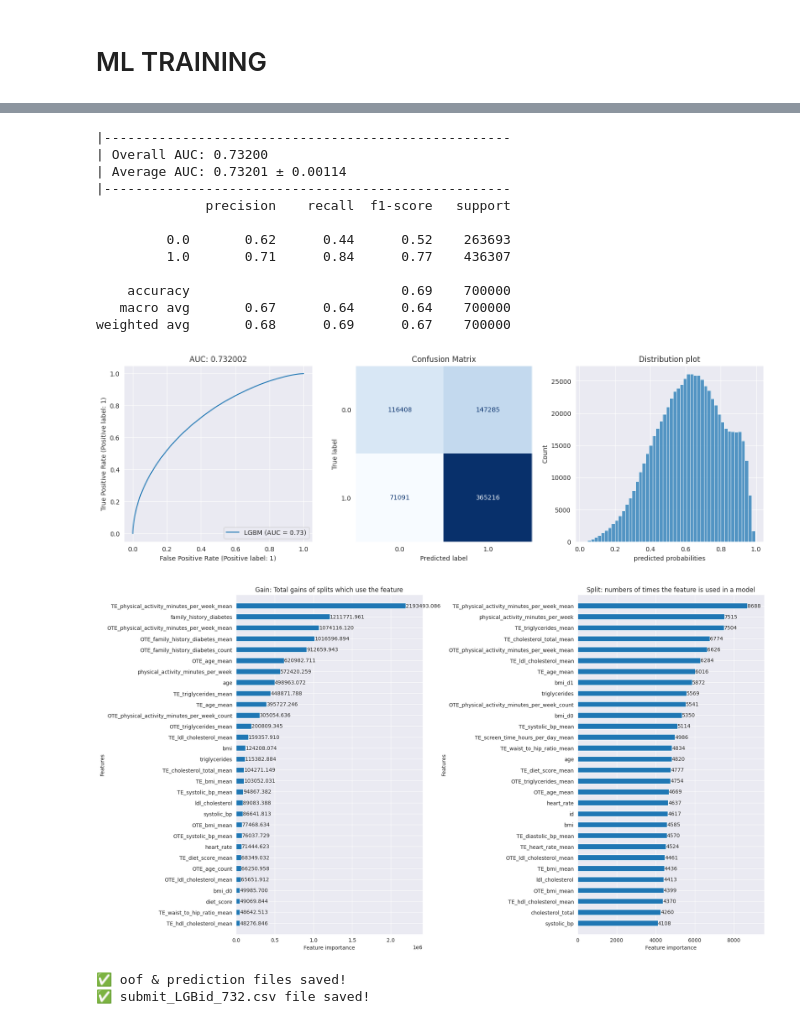
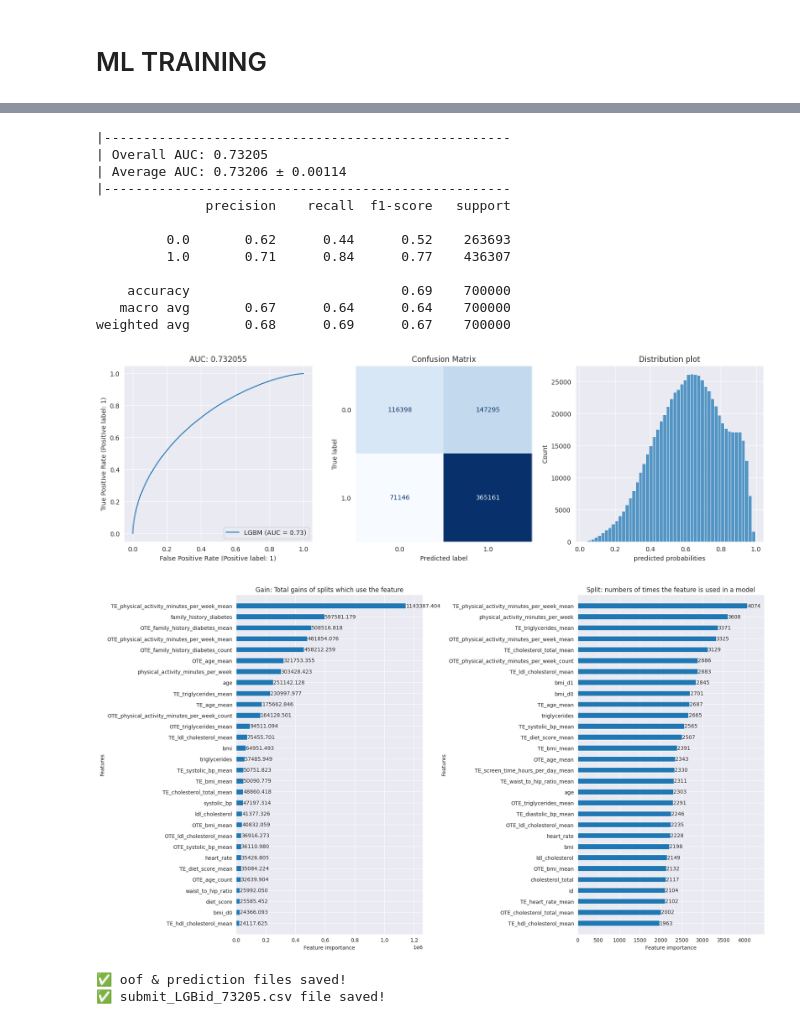
Before and after one commit to coded-sly/s5e12-Diabetes, a Jupyter notebook: ps5e12-lgbm-fe-cv10.ipynb, the cells around one changed output, grey strips where cells are left out. Cells and saved outputs as stored; diff of their text form; code cells hidden in the pictures.

```diff
--- a/ps5e12-lgbm-fe-cv10.ipynb
+++ b/ps5e12-lgbm-fe-cv10.ipynb
@@ -638,7 +638,6 @@ kf = StratifiedKFold(n_splits=FOLDS, shuffle=True, random_state=SEED)
 oof_preds = np.zeros(len(X))
 test_preds = np.zeros(len(test))
 fold_scores = []
-models = []
 
 BINARY_COLS = [c for c in CAT_COLS if train[c].nunique() == 2]
 TE_COLS = [c for c in CAT_COLS if c not in BINARY_COLS]
@@ -701,7 +700,7 @@ for fold, (train_idx, val_idx) in enumerate(kf.split(X, y)):
         'objective': 'binary',
         'metric': 'auc',
         'max_depth': 5,
-        'learning_rate': 0.005,
+        'learning_rate': 0.01,
         'n_estimators': 20_000,
         # 'num_leaves': 63,
         'subsample': 0.95,
@@ -722,9 +721,9 @@ for fold, (train_idx, val_idx) in enumerate(kf.split(X, y)):
     #     n_estimators= 20_000,
     #     learning_rate = 0.1,
     #     # max_leaves = 31,
-    #     # reg_lambda= 3.0,
     #     top_rate = 0.6,
-    #     other_rate = 0.25,
+    #     other_rate = 0.2,
+    #     reg_lambda= 1.0,
     #     # min_data_in_leaf = 50,
     #     device_type = 'gpu' if torch.cuda.is_available() else 'cpu',
     #     random_state= SEED,
@@ -732,20 +731,18 @@ for fold, (train_idx, val_idx) in enumerate(kf.split(X, y)):
     #     n_jobs = os.cpu_count(),
     # )
 
-    model = lgb.LGBMClassifier(**params, cat_feature=ALL_CATS)
-    model.fit(X_train, y_train, eval_set= [(X_val, y_val)],
+    model = lgb.LGBMClassifier(**params)
+    model.fit(X_train, y_train, eval_set=[(X_val, y_val)],
+              categorical_feature=ALL_CATS,
               callbacks=[lgb.early_stopping(500), lgb.log_evaluation(500)])
 
     y_pred = model.predict_proba(X_val)[:, 1]
     oof_preds[val_idx] = y_pred
+    score = roc_auc_score(y_val, y_pred)
+    print(f"{COLOR}\tAUC: {score:.5f}{RESET}")
+    fold_scores.append(score)
 
     test_preds += model.predict_proba(X_test)[:, 1] / kf.n_splits
-
-    score = roc_auc_score(y_val, y_pred)
-    fold_scores.append(score)
-    models.append(model)
-
-    print(f"{COLOR}\tAUC: {score:.5f}{RESET}")
 
 tok = time()
 tiktok = (tok-tik) / 60
@@ -937,8 +933,8 @@ pred_labels = (oof_preds >= 0.5).astype(int)
 print(classification_report(y, pred_labels))
 # %% [output]
 |----------------------------------------------------
-| Overall AUC: 0.73200
-| Average AUC: 0.73201 ± 0.00114
+| Overall AUC: 0.73205
+| Average AUC: 0.73206 ± 0.00114
 |----------------------------------------------------
               precision    recall  f1-score   support
 
@@ -951,30 +947,30 @@ weighted avg       0.68      0.69      0.67    700000
 # %%
 _, axs = plt.subplots(1, 3, figsize=(18, 5))
 ## -- ROC curve --
 RocCurveDisplay.from_predictions(y, oof_preds, name='LGBM', ax=axs[0])
 axs[0].set_title(f"AUC: {overall_AUC:.6f}")
 
 ## -- Confusion matrix (threshold = 0.5) --
 ConfusionMatrixDisplay.from_predictions(y, pred_labels, cmap='Blues', colorbar=False, ax=axs[1])
 axs[1].set_title(f"Confusion Matrix")
 axs[1].grid(False)
 
 ## -- Distribution plot --
 sns.histplot(oof_preds, bins=50, ax=axs[2])
 axs[2].set_title(f"Distribution plot")
 axs[2].set_xlabel(f"predicted probabilities")
 
 ## -- Plot feature importances --
 _, axs = plt.subplots(1, 2, figsize=(18, 10))
-lgb.plot_importance(models[0], importance_type='gain', max_num_features=30, height=0.5, ax=axs[0])
+lgb.plot_importance(model, importance_type='gain', max_num_features=30, height=0.5, ax=axs[0])
 axs[0].set_title('Gain: Total gains of splits which use the feature')
-lgb.plot_importance(models[0], importance_type='split', max_num_features=30, height=0.5, ax=axs[1])
+lgb.plot_importance(model, importance_type='split', max_num_features=30, height=0.5, ax=axs[1])
 axs[1].set_title('Split: numbers of times the feature is used in a model')
 plt.tight_layout()
 plt.show()
 # %% [output]
 [figure]
-[figure, old version]
+[figure, new version]
 # %%
 s = str(round(overall_AUC, 5)).split('.')[1]
 n = 'LGBid'
@@ -989,4 +985,4 @@ submit.to_csv(f"submit_{n}_{s}.csv", index=False)
 print(f"✅ submit_{n}_{s}.csv file saved!")
 # %% [output]
 ✅ oof & prediction files saved!
-✅ submit_LGBid_732.csv file saved!
+✅ submit_LGBid_73205.csv file saved!
```
Also changed, not shown: parts of 1 cell of this notebook.
